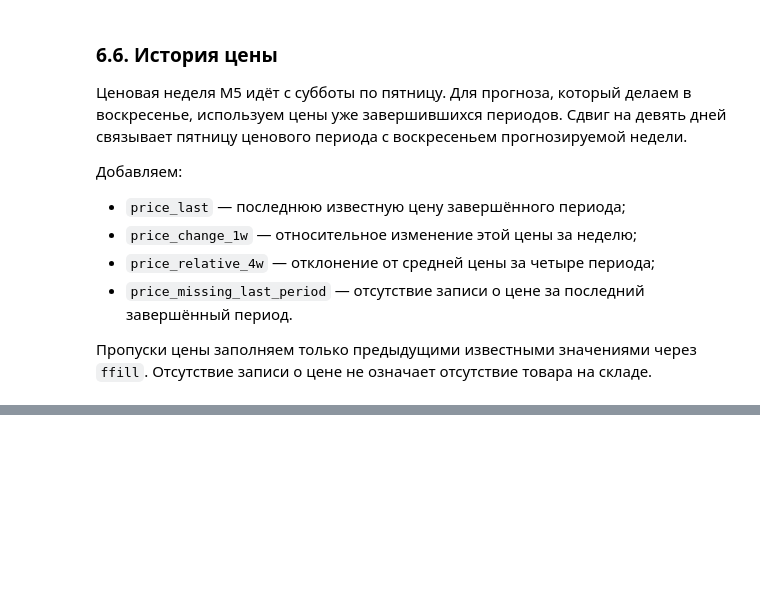
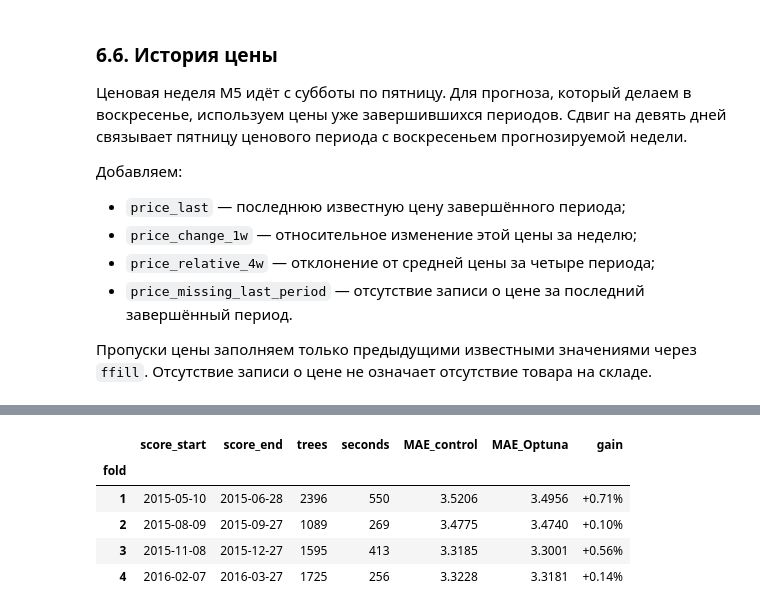
Before and after one commit to dannya220/demand-planner, a Jupyter notebook: notebooks/02_scaling.ipynb, the cells around one changed output, grey strips where cells are left out. Cells and saved outputs as stored; diff of their text form; code cells hidden in the pictures; blank space fills up the shorter version.

Commit message:
Complete CA_1 weekly experiments and start M5 WRMSSE notebook

```diff
--- a/notebooks/02_scaling.ipynb
+++ b/notebooks/02_scaling.ipynb
@@ -1067,0 +1938,82 @@ Shrink model to first 1127 iterations.
+# %%
+tuned_cv_predictions = pd.concat(
+    tuned_cv_parts,
+    ignore_index=True,
+)
+
+comparison_keys = ["fold", "store_id", "item_id", "week_end"]
+
+cv_comparison = cv_predictions.merge(
+    tuned_cv_predictions,
+    on=comparison_keys,
+    how="left",
+    validate="one_to_one",
+)
+
+assert len(cv_comparison) == len(tuned_cv_predictions)
+assert cv_comparison["prediction_tuned"].notna().all()
+
+cv_comparison["ae_control"] = (
+    cv_comparison["prediction_cv"]
+    - cv_comparison["weekly_sales"]
+).abs()
+
+cv_comparison["ae_tuned"] = (
+    cv_comparison["prediction_tuned"]
+    - cv_comparison["weekly_sales"]
+).abs()
+
+fold_mae = (
+    cv_comparison.groupby("fold")[["ae_control", "ae_tuned"]]
+    .mean()
+    .rename(columns={
+        "ae_control": "MAE_control",
+        "ae_tuned": "MAE_Optuna",
+    })
+)
+
+tuned_cv_summary = (
+    pd.DataFrame(tuned_cv_rows)
+    .set_index("fold")
+    .join(fold_mae)
+)
+
+tuned_cv_summary["gain"] = (
+    1
+    - tuned_cv_summary["MAE_Optuna"]
+    / tuned_cv_summary["MAE_control"]
+)
+
+display(tuned_cv_summary.style.format({
+    "score_start": "{:%Y-%m-%d}",
+    "score_end": "{:%Y-%m-%d}",
+    "seconds": "{:.0f}",
+    "MAE_control": "{:.4f}",
+    "MAE_Optuna": "{:.4f}",
+    "gain": "{:+.2%}",
+}))
+
+tuned_cv_overall = evaluate_forecasts(
+    cv_comparison,
+    {
+        "Среднее за 4 недели": BASELINE_METHODS["Среднее за 4 недели"],
+        "CatBoost — контроль": "prediction_cv",
+        "CatBoost — Optuna": "prediction_tuned",
+    },
+)
+
+display(tuned_cv_overall.style.format({
+    "MAE": "{:.4f}",
+    "WAPE": "{:.2%}",
+    "Bias": "{:+.2%}",
+}))
+
+wins = int(tuned_cv_summary["gain"].gt(0).sum())
+print(f"Optuna лучше контроля в {wins} из {len(cv_windows)} окон.")
+# %% [output]
+|  | score_start | score_end | trees | seconds | MAE_control | MAE_Optuna | gain |
+| fold |  |  |  |  |  |  |  |
+| 1 | 2015-05-10 | 2015-06-28 | 2396 | 550 | 3.5206 | 3.4956 | +0.71% |
+| 2 | 2015-08-09 | 2015-09-27 | 1089 | 269 | 3.4775 | 3.4740 | +0.10% |
+| 3 | 2015-11-08 | 2015-12-27 | 1595 | 413 | 3.3185 | 3.3001 | +0.56% |
+| 4 | 2016-02-07 | 2016-03-27 | 1725 | 256 | 3.3228 | 3.3181 | +0.14% |
```
Also changed, not shown: parts of 62 cells of this notebook, 10 other files.
